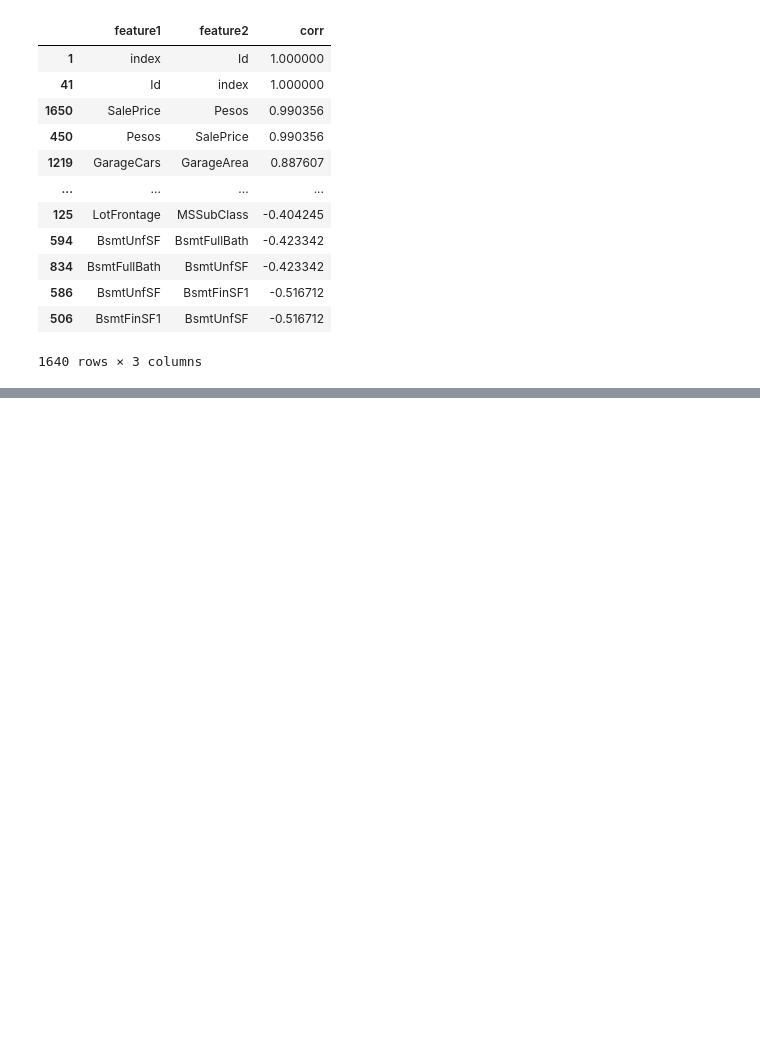
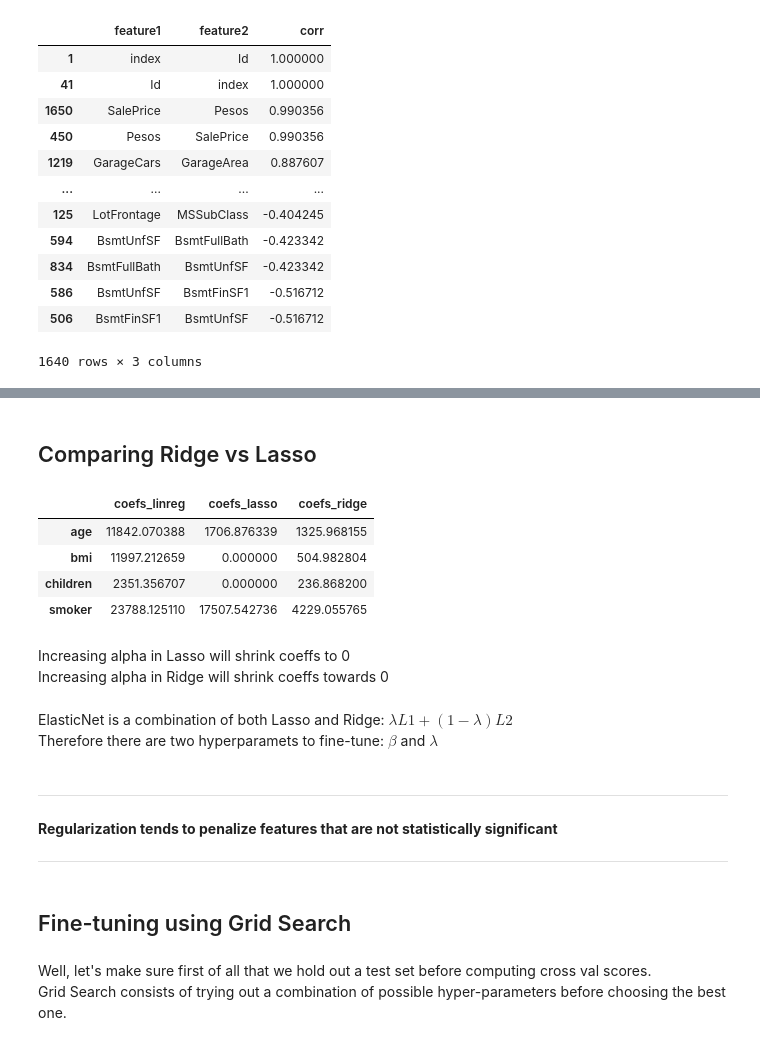
Before and after one commit to cherifbenham/ai_course, a Jupyter notebook: ml_fundamentals/ml_fundamentals.ipynb, the cells around one changed output, grey strips where cells are left out. Cells and saved outputs as stored; diff of their text form; code cells hidden in the pictures; blank space fills up the shorter version.

```diff
--- a/ml_fundamentals/ml_fundamentals.ipynb
+++ b/ml_fundamentals/ml_fundamentals.ipynb
@@ -206,0 +453,50 @@ corr_df
+# %% [markdown]
+## Comparing Ridge vs Lasso
+# %%
+import pandas as pd
+data=pd.read_csv('insurance_data.csv')
+X=data[['age','bmi','children','smoker']]
+y=data['charges']
+
+from sklearn.preprocessing import MinMaxScaler
+scaler=MinMaxScaler()
+scaler.fit(X)
+X_scaled=scaler.transform(X)
+# %%
+from sklearn.linear_model import LinearRegression, Ridge, Lasso
+linreg=LinearRegression()
+lasso=Lasso(alpha=1000)
+ridge=Ridge(alpha=1000)
+
+linreg.fit(X_scaled,y)
+lasso.fit(X_scaled,y)
+ridge.fit(X_scaled,y)
+
+coefs=pd.DataFrame({
+    'coefs_linreg': pd.Series(linreg.coef_, index=X.columns),
+    'coefs_lasso': pd.Series(lasso.coef_, index=X.columns),
+    'coefs_ridge': pd.Series(ridge.coef_, index=X.columns)
+})
+
+coefs
+# %% [output]
+|  | coefs_linreg | coefs_lasso | coefs_ridge |
+| age | 11842.070388 | 1706.876339 | 1325.968155 |
+| bmi | 11997.212659 | 0.000000 | 504.982804 |
+| children | 2351.356707 | 0.000000 | 236.868200 |
+| smoker | 23788.125110 | 17507.542736 | 4229.055765 |
+# %% [markdown]
+Increasing alpha in Lasso will shrink coeffs to 0
+Increasing alpha in Ridge will shrink coeffs towards 0
+# %% [markdown]
+ElasticNet is a combination of both Lasso and Ridge: $\lambda L1 + (1-\lambda) L2$
+Therefore there are two hyperparamets to fine-tune: $\beta$ and $\lambda$
+# %% [markdown]
+***************************
+<b>Regularization tends to penalize features that are not statistically significant</b>
+***************************
+# %% [markdown]
+## Fine-tuning using Grid Search
+# %% [markdown]
+Well, let's make sure first of all that we hold out a test set before computing cross val scores.
+Grid Search consists of trying out a combination of possible hyper-parameters before choosing the best one.
```
Also changed, not shown: parts of 95 cells of this notebook, 2 other files.
